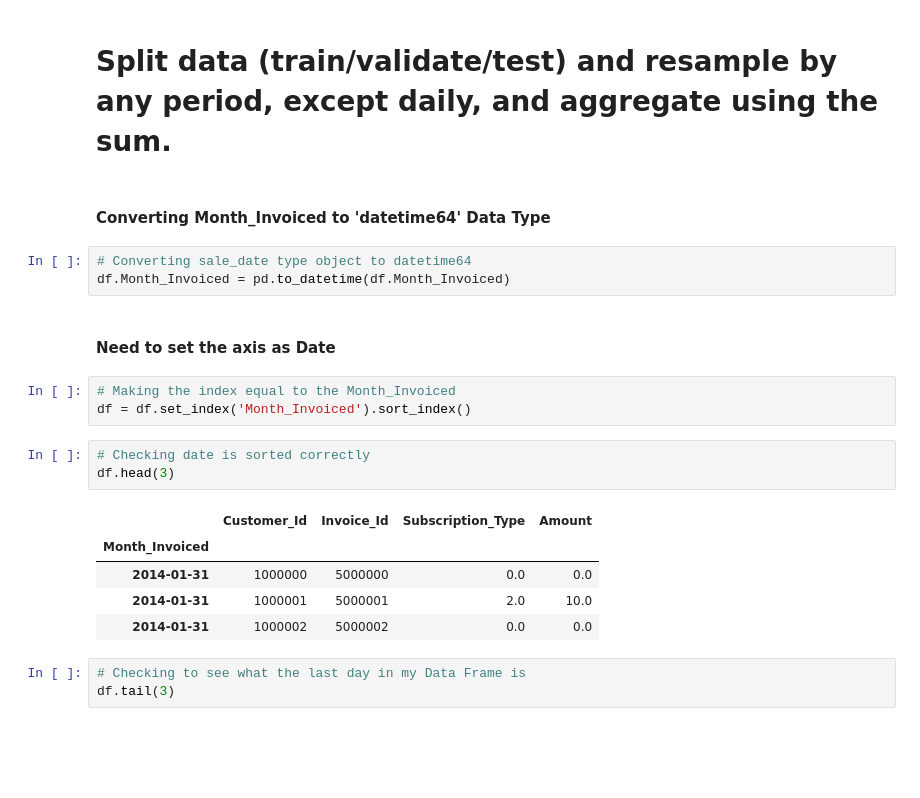
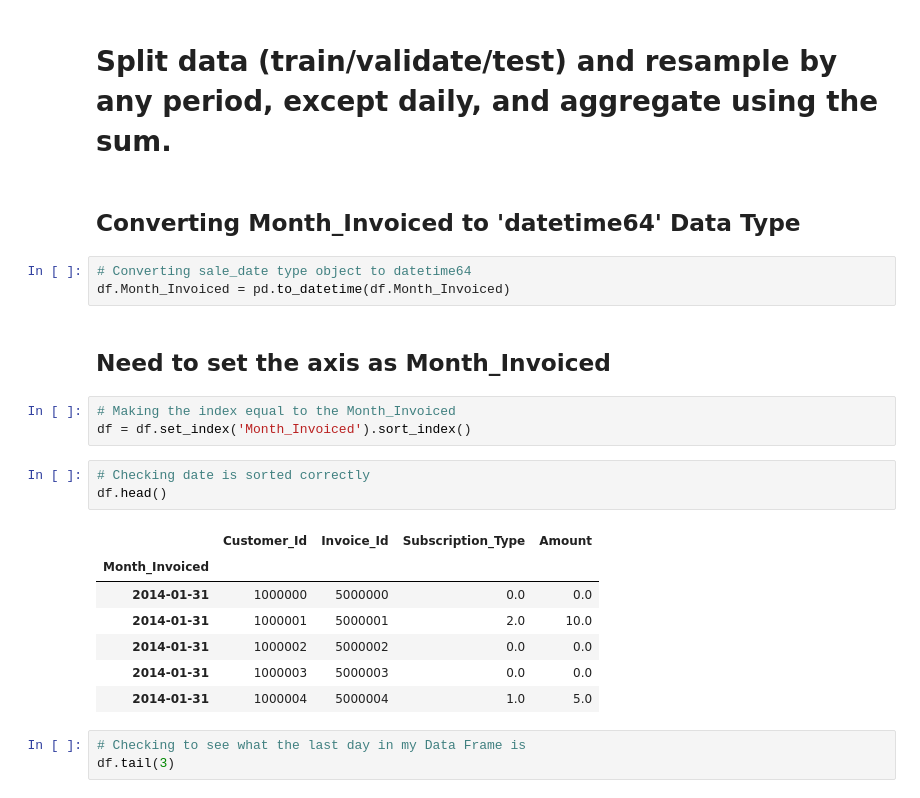
Before and after one commit to joshuamchavez2/time-series-analysis, a Jupyter notebook: model.ipynb, the cells around one changed output. Drawn from its saved outputs; the diff is of its cells as text; blank space fills up the shorter version.

```diff
--- a/model.ipynb
+++ b/model.ipynb
@@ -50,24 +50,26 @@ memory usage: 30.2+ MB
 # %% [markdown]
 # Split data (train/validate/test) and resample by any period, except daily, and aggregate using the sum.
 # %% [markdown]
-#### Converting Month_Invoiced to 'datetime64' Data Type
+## Converting Month_Invoiced to 'datetime64' Data Type
 # %%
 # Converting sale_date type object to datetime64
 df.Month_Invoiced = pd.to_datetime(df.Month_Invoiced)
 # %% [markdown]
-#### Need to set the axis as Date
+## Need to set the axis as Month_Invoiced
 # %%
 # Making the index equal to the Month_Invoiced
 df = df.set_index('Month_Invoiced').sort_index()
 # %%
 # Checking date is sorted correctly
-df.head(3)
+df.head()
 # %% [output]
 |  | Customer_Id | Invoice_Id | Subscription_Type | Amount |
 | Month_Invoiced |  |  |  |  |
 | 2014-01-31 | 1000000 | 5000000 | 0.0 | 0.0 |
 | 2014-01-31 | 1000001 | 5000001 | 2.0 | 10.0 |
 | 2014-01-31 | 1000002 | 5000002 | 0.0 | 0.0 |
+| 2014-01-31 | 1000003 | 5000003 | 0.0 | 0.0 |
+| 2014-01-31 | 1000004 | 5000004 | 1.0 | 5.0 |
 # %%
 # Checking to see what the last day in my Data Frame is
 df.tail(3)
```
Also changed, not shown: parts of 46 cells of this notebook, 1 other file.
